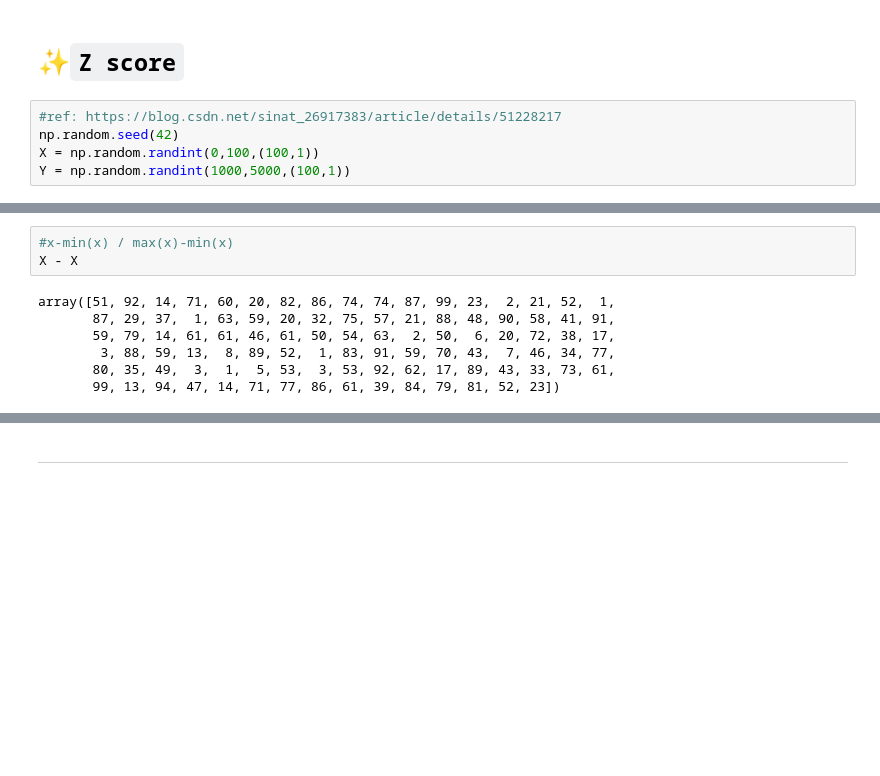
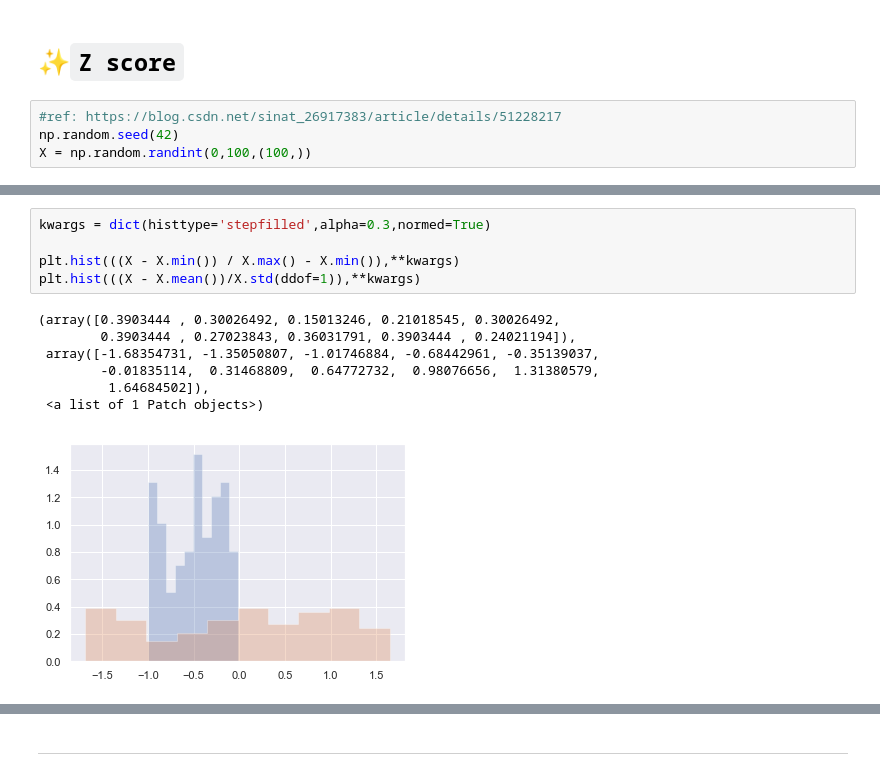
Before and after one commit to Randallzoeng/StatisticsInference, a Jupyter notebook: 🔰PracticeOnStat.ipynb, the cells around one changed output, grey strips where cells are left out. Saved outputs shown, nothing was run; the diff lists cells and outputs as text; blank space fills up the shorter version.

```diff
--- a/🔰PracticeOnStat.ipynb
+++ b/🔰PracticeOnStat.ipynb
@@ -410,5 +414,4 @@ Text(0,0.5,'Probability density function ')
 # %%
 #ref: https://blog.csdn.net/sinat_26917383/article/details/51228217
 np.random.seed(42)
-X = np.random.randint(0,100,(100,1))
-Y = np.random.randint(1000,5000,(100,1))
+X = np.random.randint(0,100,(100,))
@@ -419,10 +418,13 @@ TypeError: 'type' object is not subscriptable
-# %%
-#x-min(x) / max(x)-min(x)
-X - X
-# %% [output]
-array([51, 92, 14, 71, 60, 20, 82, 86, 74, 74, 87, 99, 23,  2, 21, 52,  1,
-       87, 29, 37,  1, 63, 59, 20, 32, 75, 57, 21, 88, 48, 90, 58, 41, 91,
-       59, 79, 14, 61, 61, 46, 61, 50, 54, 63,  2, 50,  6, 20, 72, 38, 17,
-        3, 88, 59, 13,  8, 89, 52,  1, 83, 91, 59, 70, 43,  7, 46, 34, 77,
-       80, 35, 49,  3,  1,  5, 53,  3, 53, 92, 62, 17, 89, 43, 33, 73, 61,
-       99, 13, 94, 47, 14, 71, 77, 86, 61, 39, 84, 79, 81, 52, 23])
+# %%
+kwargs = dict(histtype='stepfilled',alpha=0.3,normed=True)
+
+plt.hist(((X - X.min()) / X.max() - X.min()),**kwargs)
+plt.hist(((X - X.mean())/X.std(ddof=1)),**kwargs)
+# %% [output]
+(array([0.3903444 , 0.30026492, 0.15013246, 0.21018545, 0.30026492,
+        0.3903444 , 0.27023843, 0.36031791, 0.3903444 , 0.24021194]),
+ array([-1.68354731, -1.35050807, -1.01746884, -0.68442961, -0.35139037,
+        -0.01835114,  0.31468809,  0.64772732,  0.98076656,  1.31380579,
+         1.64684502]),
+ <a list of 1 Patch objects>)
+[figure, added]
```
Also changed, not shown: parts of 4 cells of this notebook.
